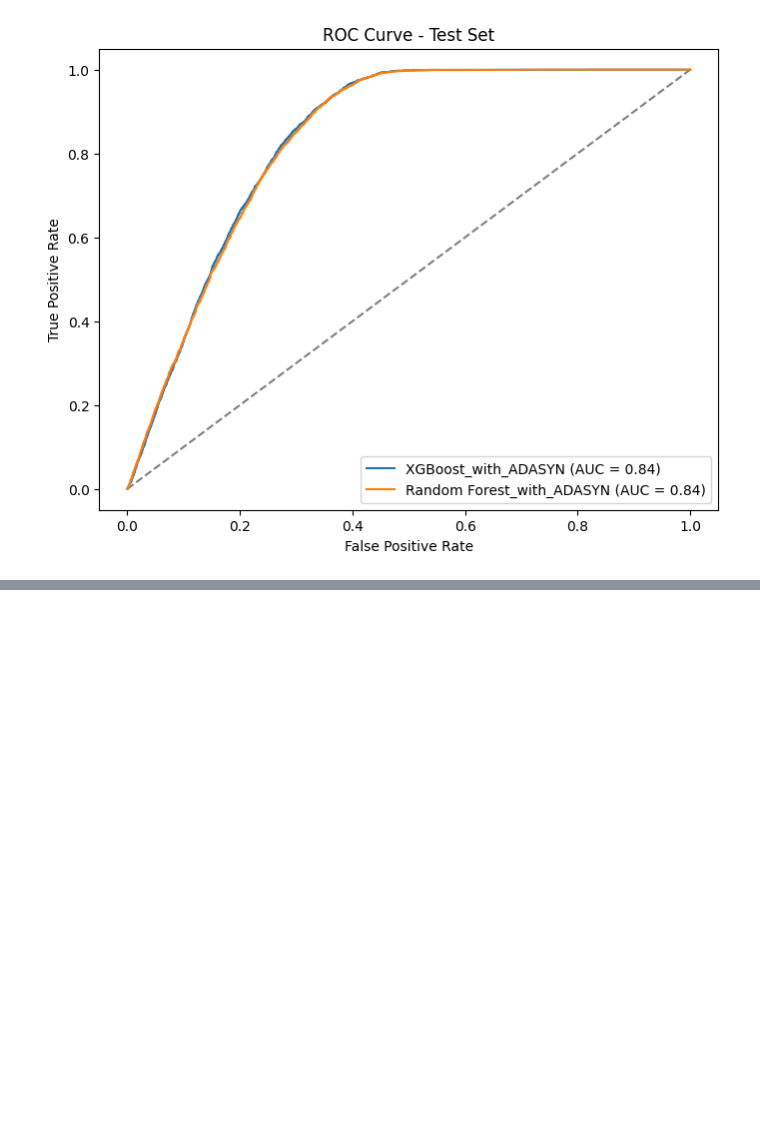
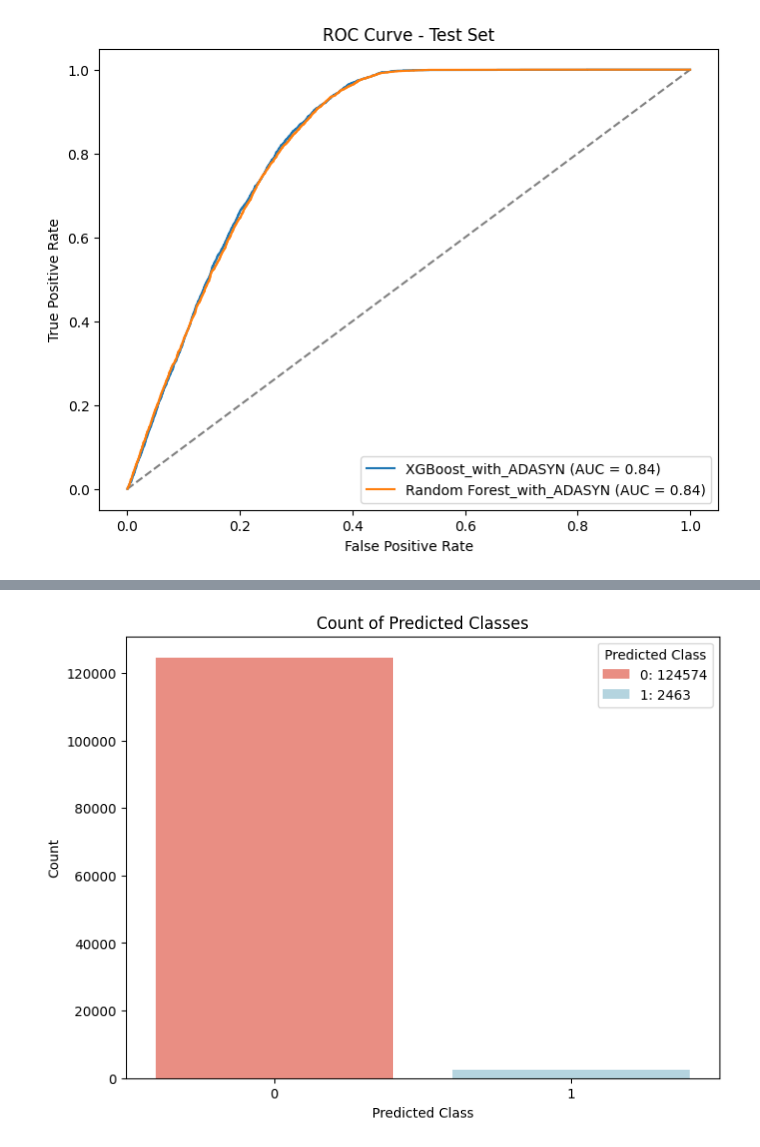
Before and after one commit to Silvano315/Health-Insurance-Prediction, a Jupyter notebook: ML_models.ipynb, the cells around one changed output, grey strips where cells are left out. Saved outputs shown, nothing was run; the diff lists cells and outputs as text; code cells hidden in the pictures; blank space fills up the shorter version.

```diff
--- a/ML_models.ipynb
+++ b/ML_models.ipynb
@@ -286,0 +288,18 @@ plot_roc_curves(results_ADASYN_test, set_type='test')
+# %%
+# Evaluate Random Forest on df_test
+
+rf_model = best_models['Random Forest']
+
+probabilities = rf_model.predict_proba(df_test)
+
+mean_class_0_probs = probabilities[:, 0].mean()
+mean_class_1_probs = probabilities[:, 1].mean()
+
+probabilities_df = pd.DataFrame({
+    'Class_0_Probabilities': probabilities[:, 0],
+    'Class_1_Probabilities': probabilities[:, 1]
+}, index=df_test.index)
+
+probabilities_df['Predicted_Class'] = (probabilities_df['Class_1_Probabilities'] >= 0.5).astype(int)
+
+probabilities_df
@@ -286,0 +320,16 @@ plot_roc_curves(results_ADASYN_test, set_type='test')
+# %%
+# Countplot of predicted classes
+
+plt.figure(figsize=(8, 6))
+ax = sns.countplot(x='Predicted_Class', data=probabilities_df, hue='Predicted_Class', palette=['salmon', 'lightblue'], legend=False)
+
+class_counts = probabilities_df['Predicted_Class'].value_counts()
+
+plt.legend(title='Predicted Class', labels=[f'{class_counts.index[i]}: {class_counts[i]}' for i in range(len(class_counts))])
+
+plt.title('Count of Predicted Classes')
+plt.xlabel('Predicted Class')
+plt.ylabel('Count')
+plt.show()
+# %% [output]
+[figure, added]
```
Also changed, not shown: parts of 3 cells of this notebook, 1 other file.
